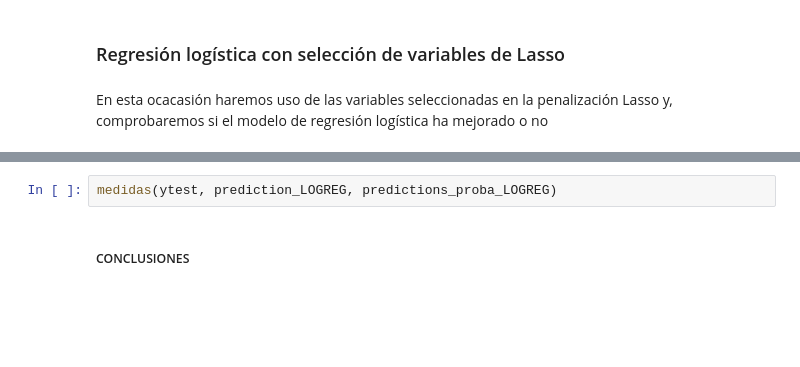
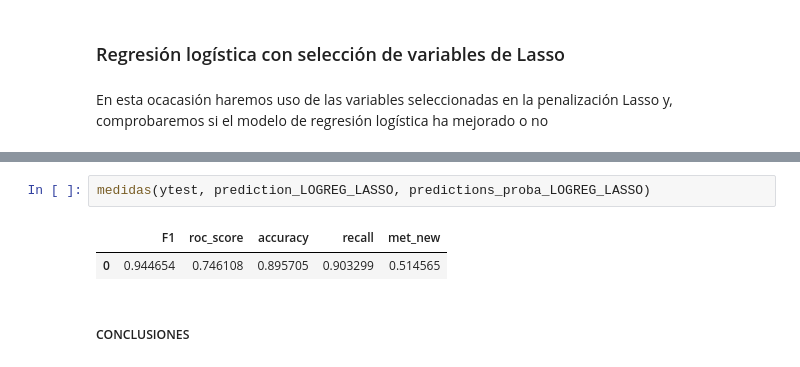
Before and after one commit to aitorlarrinoa/Machine_Learning, a Jupyter notebook: big_practice/notebooks/03_MODELOS.ipynb, the cells around one changed output, grey strips where cells are left out. Saved outputs shown, nothing was run; the diff lists cells and outputs as text; blank space fills up the shorter version.

```diff
--- a/big_practice/notebooks/03_MODELOS.ipynb
+++ b/big_practice/notebooks/03_MODELOS.ipynb
@@ -397,5 +503,8 @@ start_LOGREG_LASSO, final_LOGREG_LASSO, prediction_LOGREG_LASSO, predictions_pro
 # %%
-medidas(ytest, prediction_LOGREG, predictions_proba_LOGREG)
+medidas(ytest, prediction_LOGREG_LASSO, predictions_proba_LOGREG_LASSO)
+# %% [output]
+|  | F1 | roc_score | accuracy | recall | met_new |
+| 0 | 0.944654 | 0.746108 | 0.895705 | 0.903299 | 0.514565 |
 # %% [markdown]
 ##### CONCLUSIONES
 # %% [markdown]
```
Also changed, not shown: parts of 65 cells of this notebook, 3 other files.
